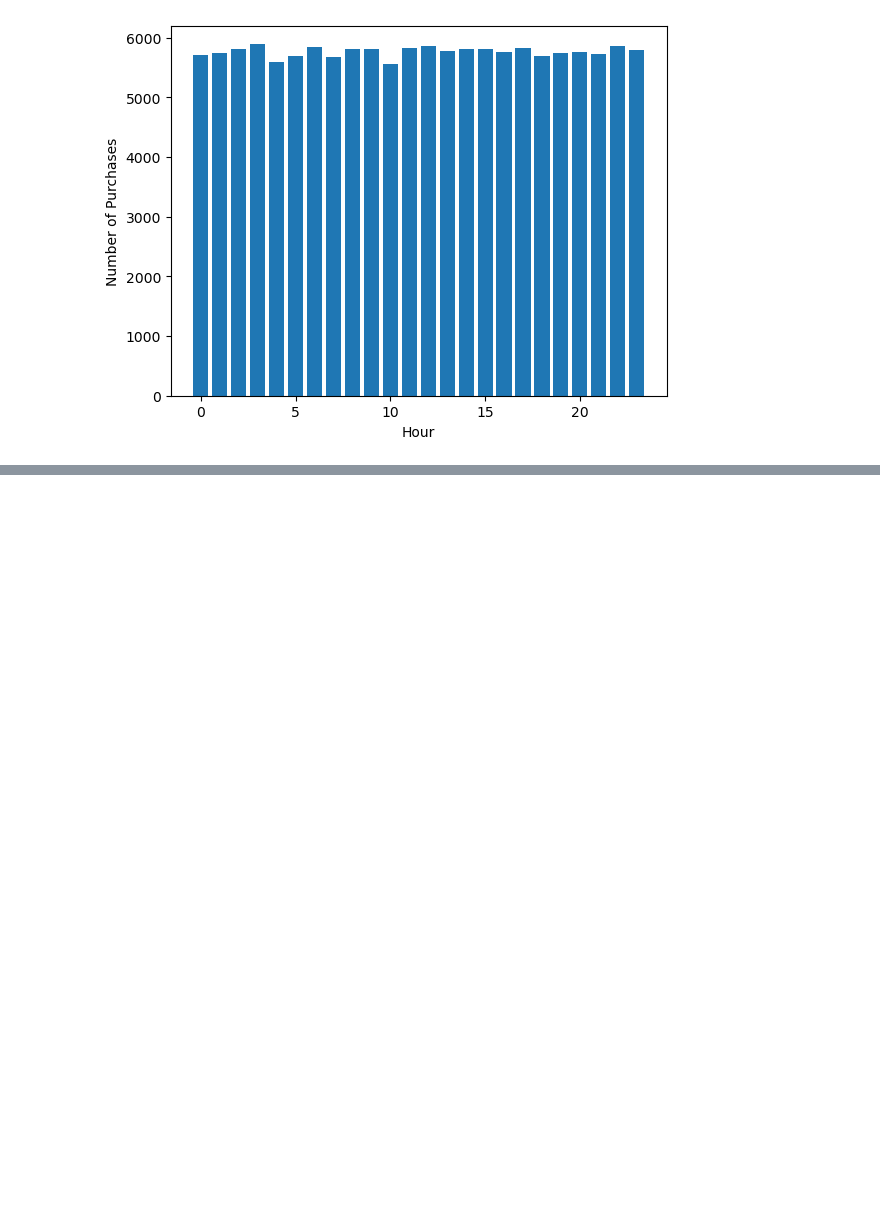
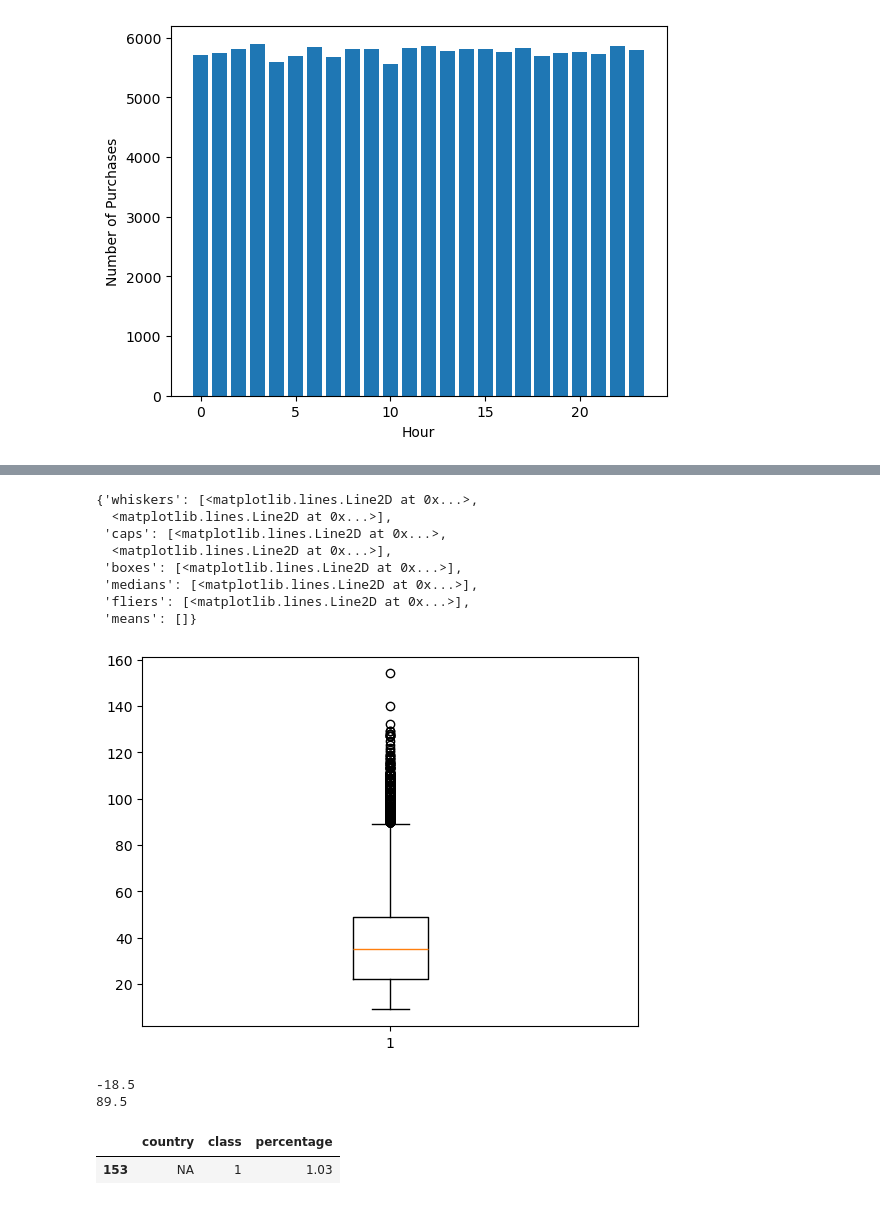
Before and after one commit to nicolegu/fraud_detection, a Jupyter notebook: Fraud_Detection.ipynb, the cells around one changed output, grey strips where cells are left out. Cells and saved outputs as stored; diff of their text form; code cells hidden in the pictures; blank space fills up the shorter version.

```diff
--- a/Fraud_Detection.ipynb
+++ b/Fraud_Detection.ipynb
@@ -124,0 +119,36 @@ plt.hist(fraud_data['purchase_value'], color = 'blue', edgecolor = 'black',
+# %%
+# Use box plot to show outliers
+
+plt.boxplot(fraud_data['purchase_value'])
+# %% [output]
+{'whiskers': [<matplotlib.lines.Line2D at 0x...>,
+  <matplotlib.lines.Line2D at 0x...>],
+ 'caps': [<matplotlib.lines.Line2D at 0x...>,
+  <matplotlib.lines.Line2D at 0x...>],
+ 'boxes': [<matplotlib.lines.Line2D at 0x...>],
+ 'medians': [<matplotlib.lines.Line2D at 0x...>],
+ 'fliers': [<matplotlib.lines.Line2D at 0x...>],
+ 'means': []}
+[figure, added]
+# %%
+import numpy as np
+
+purchase_val_p25 = np.percentile(fraud_data['purchase_value'], 25)
+purchase_val_p50 = np.percentile(fraud_data['purchase_value'], 50)
+purchase_val_p75 = np.percentile(fraud_data['purchase_value'], 75)
+
+lower_bound = purchase_val_p25 - 1.5 * (purchase_val_p75 - purchase_val_p25)
+upper_bound = purchase_val_p75 + 1.5 * (purchase_val_p75 - purchase_val_p25)
+
+print(lower_bound)
+print(upper_bound) # Purchase values greater than 89.5 are outliers
+# %% [output]
+-18.5
+89.5
+# %%
+purchase_by_countryip = fraud_data.groupby('country')['class'].value_counts(normalize=True).mul(100).round(2).reset_index(name = 'percentage')
+
+purchase_by_countryip[(purchase_by_countryip['class'] == 1) & (purchase_by_countryip['country'] == 'NA')]
+# %% [output]
+|  | country | class | percentage |
+| 153 | NA | 1 | 1.03 |
```
Also changed, not shown: parts of 11 cells of this notebook.
